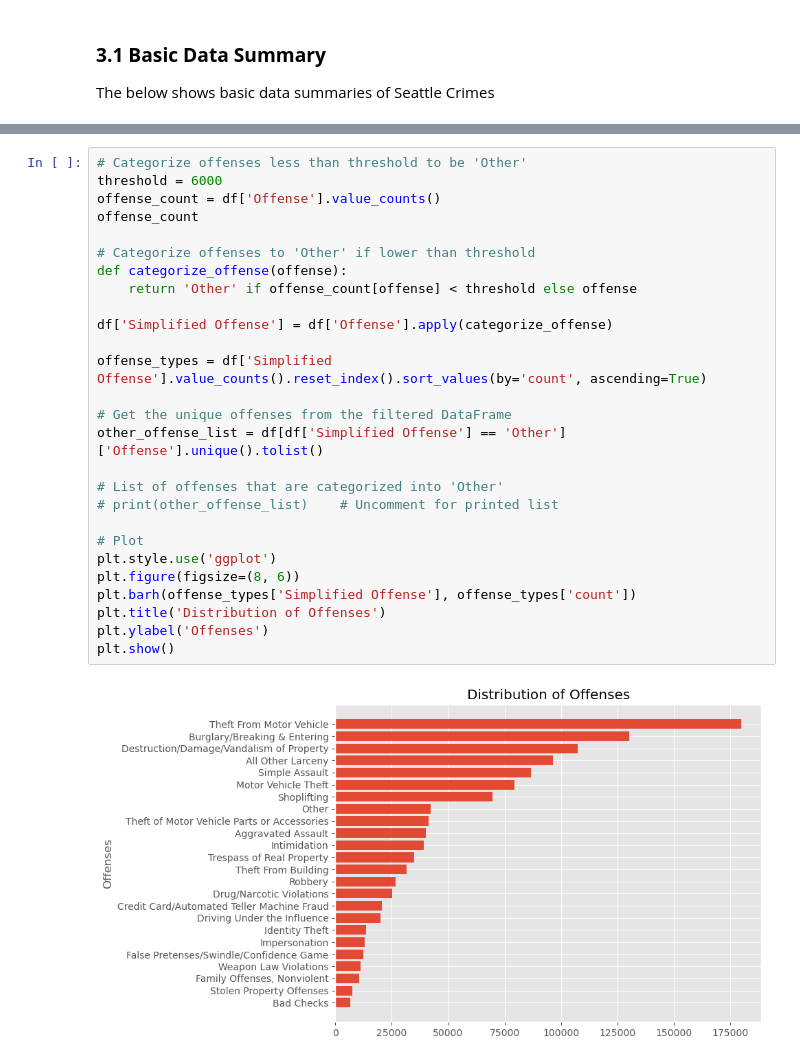
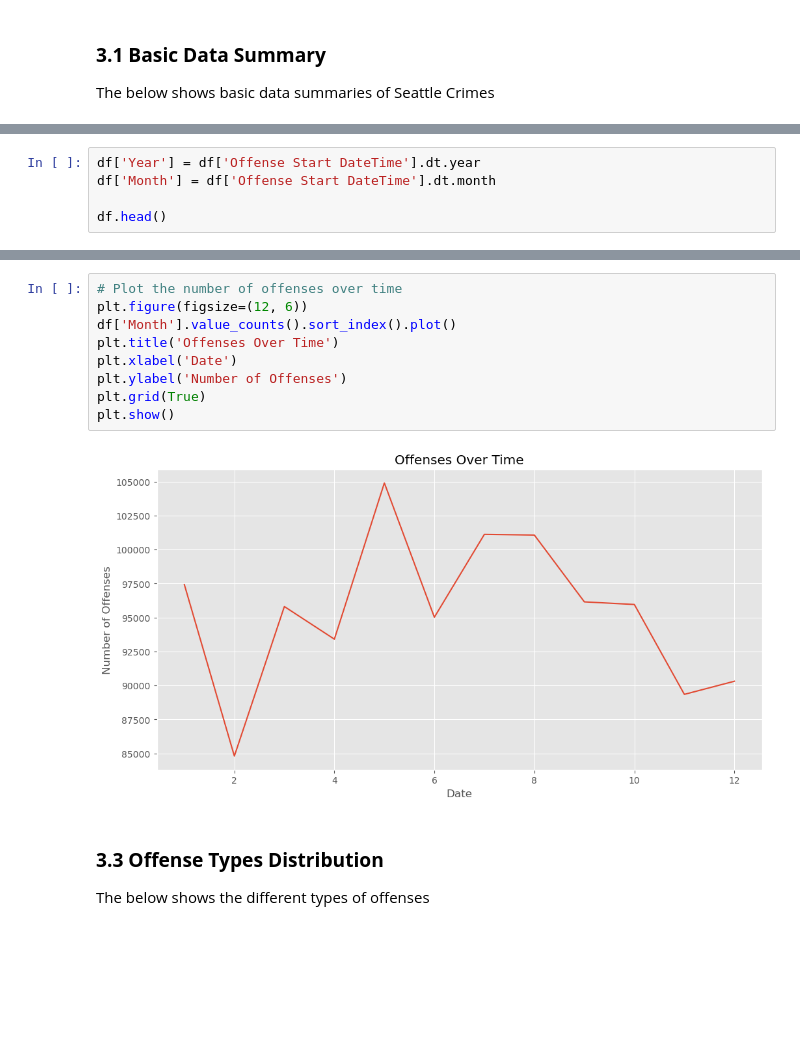
Before and after one commit to matthewraylee/SeaCrime, a Jupyter notebook: SeaCrime.ipynb, the cells around one changed output, grey strips where cells are left out. Drawn from its saved outputs; the diff is of its cells as text; blank space fills up the shorter version.

```diff
--- a/SeaCrime.ipynb
+++ b/SeaCrime.ipynb
@@ -201,0 +229,5 @@ The below shows basic data summaries of Seattle Crimes
+# %%
+df['Year'] = df['Offense Start DateTime'].dt.year
+df['Month'] = df['Offense Start DateTime'].dt.month
+
+df.head()
@@ -202,29 +241,14 @@ The below shows basic data summaries of Seattle Crimes
 # %%
-# Categorize offenses less than threshold to be 'Other'
-threshold = 6000
-offense_count = df['Offense'].value_counts()
-offense_count
-
-# Categorize offenses to 'Other' if lower than threshold
-def categorize_offense(offense):
-    return 'Other' if offense_count[offense] < threshold else offense
-
-df['Simplified Offense'] = df['Offense'].apply(categorize_offense)
-
-offense_types = df['Simplified Offense'].value_counts().reset_index().sort_values(by='count', ascending=True)
-
-# Get the unique offenses from the filtered DataFrame
-other_offense_list = df[df['Simplified Offense'] == 'Other']['Offense'].unique().tolist()
-
-# List of offenses that are categorized into 'Other'
-# print(other_offense_list)    # Uncomment for printed list
-
-# Plot
-plt.style.use('ggplot')
-plt.figure(figsize=(8, 6))
-plt.barh(offense_types['Simplified Offense'], offense_types['count'])
-plt.title('Distribution of Offenses')
-plt.ylabel('Offenses')
+# Plot the number of offenses over time
+plt.figure(figsize=(12, 6))
+df['Month'].value_counts().sort_index().plot()
+plt.title('Offenses Over Time')
+plt.xlabel('Date')
+plt.ylabel('Number of Offenses')
+plt.grid(True)
 plt.show()
 # %% [output]
-[figure, old version]
+[figure, new version]
+# %% [markdown]
+### **3.3 Offense Types Distribution** <a id="Offense-Types-Distribution"></a>
+The below shows the different types of offenses
```
Also changed, not shown: parts of 9 cells of this notebook, 1 other file.
